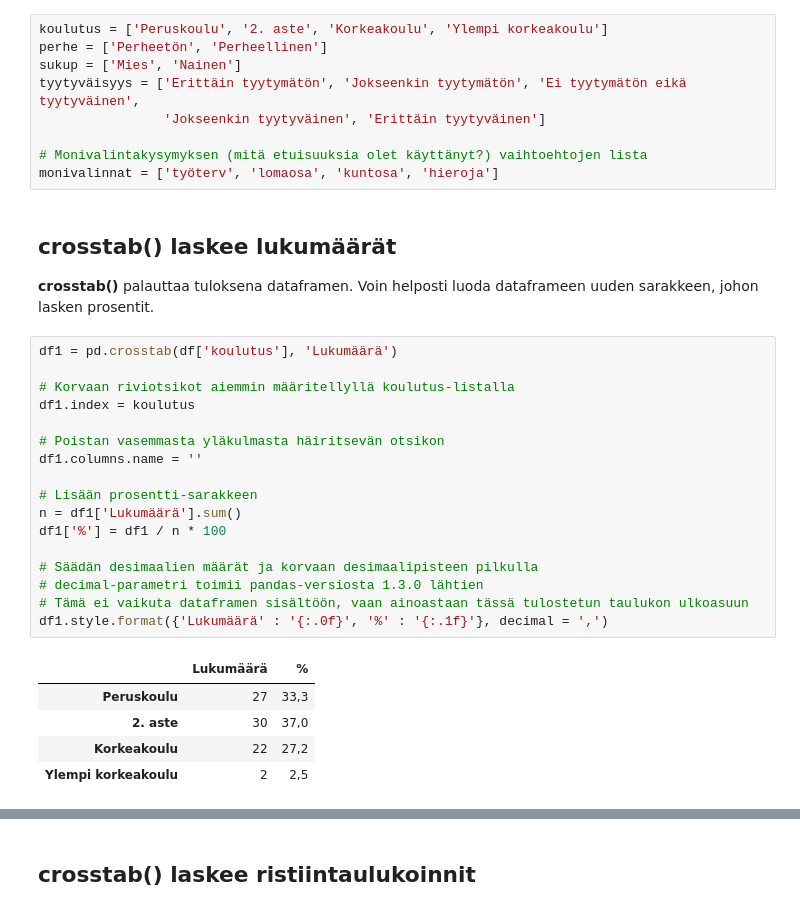
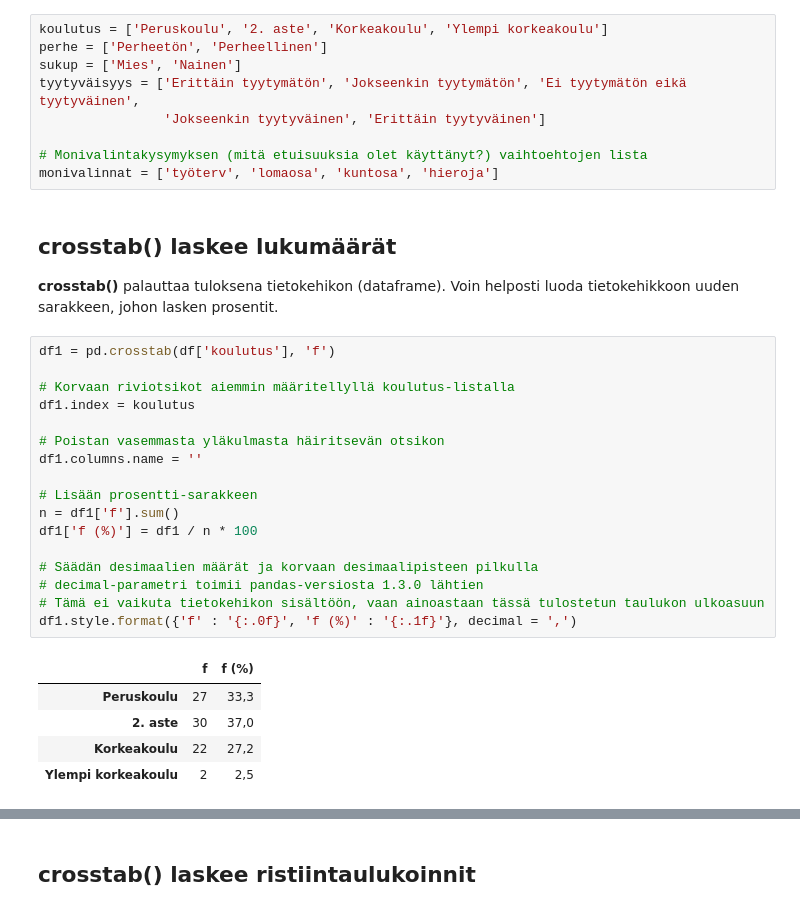
Before and after one commit to taanila/selittava, a Jupyter notebook: lukumaaria.ipynb, the cells around one changed output, grey strips where cells are left out. Saved outputs shown, nothing was run; the diff lists cells and outputs as text.

```diff
--- a/lukumaaria.ipynb
+++ b/lukumaaria.ipynb
@@ -49,26 +49,26 @@ monivalinnat = ['työterv', 'lomaosa', 'kuntosa', 'hieroja']
 # %% [markdown]
 <h2>crosstab() laskee lukumäärät</h2>
 
-<b>crosstab()</b> palauttaa tuloksena dataframen. Voin helposti luoda dataframeen uuden sarakkeen, johon lasken prosentit.
+<b>crosstab()</b> palauttaa tuloksena tietokehikon (dataframe). Voin helposti luoda tietokehikkoon uuden sarakkeen, johon lasken prosentit.
 # %%
-df1 = pd.crosstab(df['koulutus'], 'Lukumäärä')
+df1 = pd.crosstab(df['koulutus'], 'f')
 
 # Korvaan riviotsikot aiemmin määritellyllä koulutus-listalla
 df1.index = koulutus
 
 # Poistan vasemmasta yläkulmasta häiritsevän otsikon
 df1.columns.name = ''
 
 # Lisään prosentti-sarakkeen
-n = df1['Lukumäärä'].sum()
-df1['%'] = df1 / n * 100
+n = df1['f'].sum()
+df1['f (%)'] = df1 / n * 100
 
 # Säädän desimaalien määrät ja korvaan desimaalipisteen pilkulla
 # decimal-parametri toimii pandas-versiosta 1.3.0 lähtien
-# Tämä ei vaikuta dataframen sisältöön, vaan ainoastaan tässä tulostetun taulukon ulkoasuun
-df1.style.format({'Lukumäärä' : '{:.0f}', '%' : '{:.1f}'}, decimal = ',')
+# Tämä ei vaikuta tietokehikon sisältöön, vaan ainoastaan tässä tulostetun taulukon ulkoasuun
+df1.style.format({'f' : '{:.0f}', 'f (%)' : '{:.1f}'}, decimal = ',')
 # %% [output]
-|  | Lukumäärä | % |
+|  | f | f (%) |
 | Peruskoulu | 27 | 33,3 |
 | 2. aste | 30 | 37,0 |
 | Korkeakoulu | 22 | 27,2 |
```
Also changed, not shown: parts of 22 cells of this notebook.
